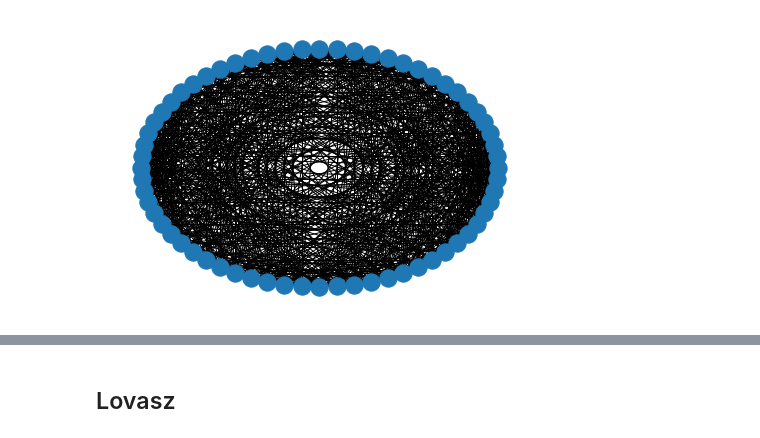
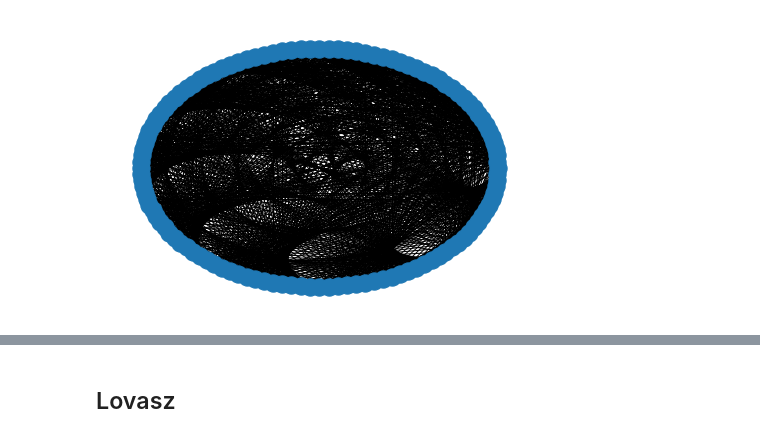
Before and after one commit to ivanightingale/stable-set-rounding, a Jupyter notebook: stable set heuristics.ipynb, the cells around one changed output, grey strips where cells are left out. Saved outputs shown, nothing was run; the diff lists cells and outputs as text; code cells hidden in the pictures.

```diff
--- a/stable set heuristics.ipynb
+++ b/stable set heuristics.ipynb
@@ -7,10 +7,11 @@ import networkx as nx
 from opt_utils import *
 from linalg_utils import *
 # %%
-graph_file = "hamming6-4.mtx"
+graph_file = "johnson16-2-4.mtx"
 graph_type = 1
 
 G = nx.complement(load_graph(graph_file, graph_type))
 n = len(G)
+nx.draw(G, nx.circular_layout(G))
 # %% [output]
-[figure, old version]
+[figure, new version]
```
Also changed, not shown: parts of 18 cells of this notebook, 4 other files.
